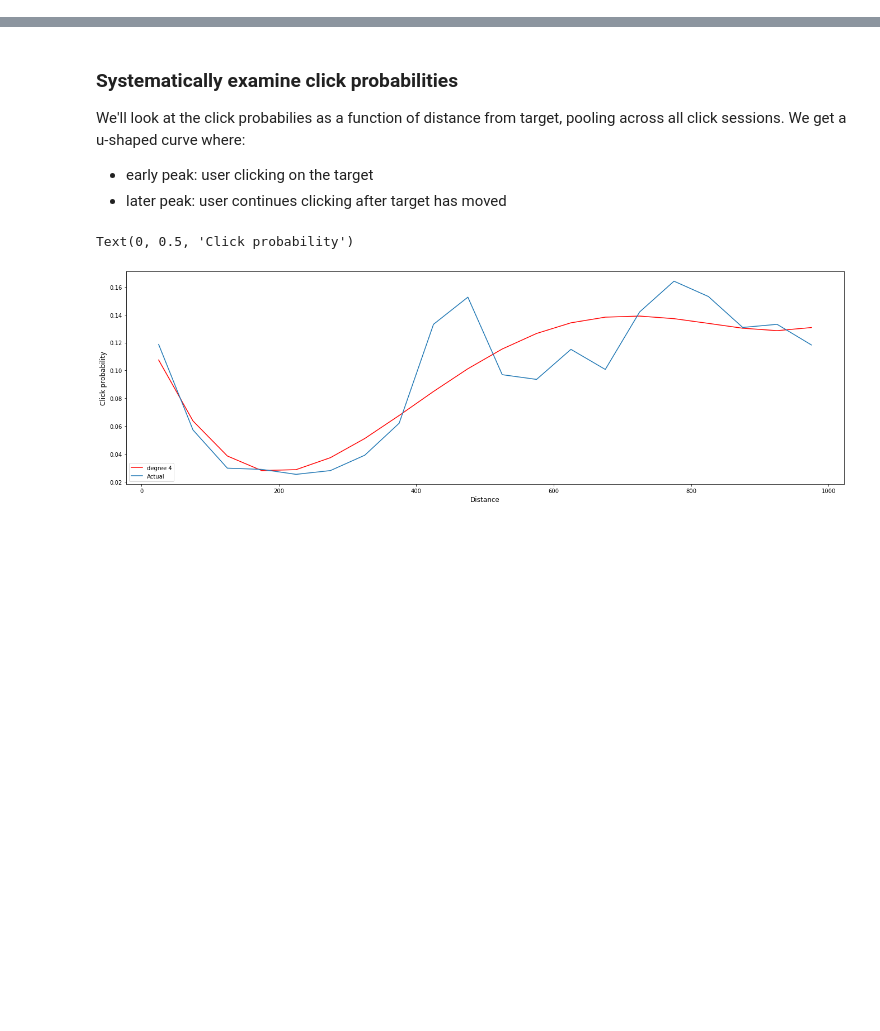
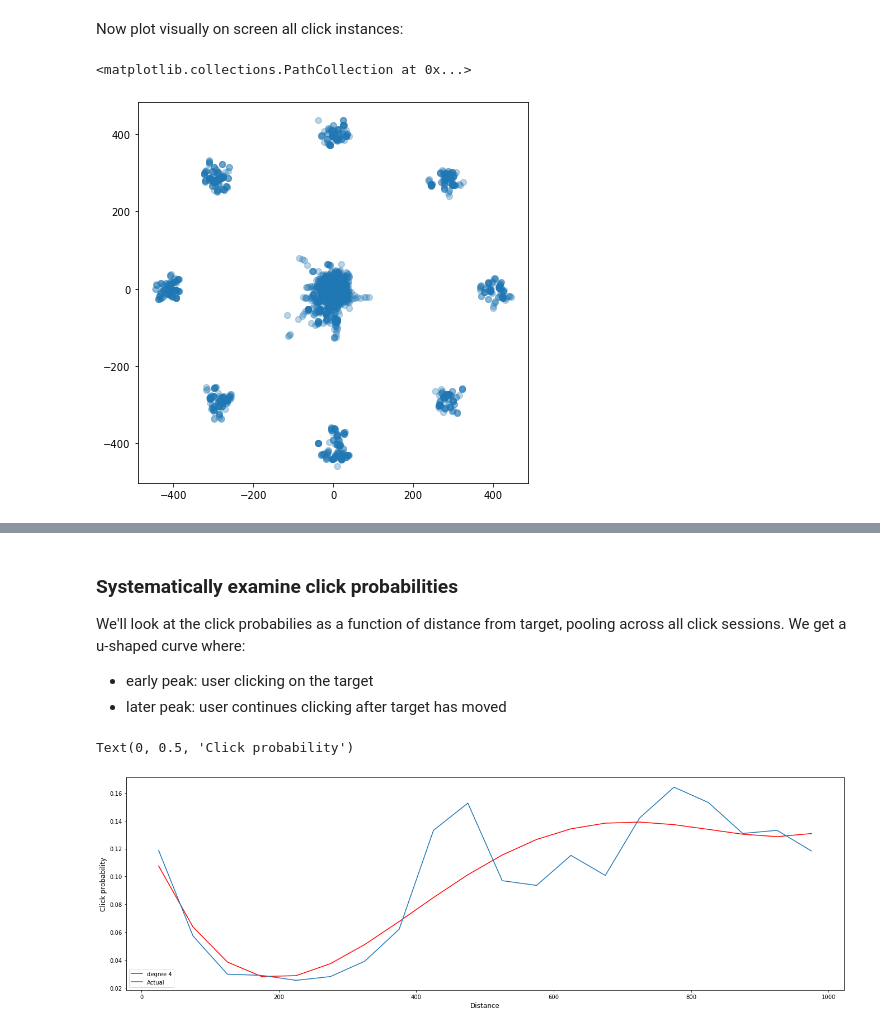
Before and after one commit to guyhwilson/nonstationarities, a Jupyter notebook: code/click_BehaviorT5.ipynb, the cells around one changed output, grey strips where cells are left out. Cells and saved outputs as stored; diff of their text form; code cells hidden in the pictures; blank space fills up the shorter version.

Commit message:
BCI fitts with click modeling (initial)

```diff
--- a/code/click_BehaviorT5.ipynb
+++ b/code/click_BehaviorT5.ipynb
@@ -13,11 +13,7 @@ import os
 from preprocess import DataStruct
 from firingrate import raster2FR
 from plotting_utils import figSize
+from session_utils import *
 
 files          = glob.glob('D:/T5_ClosedLoop/*')
-click_sessions = list()
-
-for f in files:
-    dat   = DataStruct(f)
-    if dat.decClick_continuous.max() > 0:
-        click_sessions.append(f)
+click_sessions = get_Sessions(files, min_nblocks = 0, getClick = True)
@@ -24,2 +84,16 @@ for f in files:
+# %% [markdown]
+Now plot visually on screen all click instances:
+# %%
+figSize(7, 7)
+
+alldists    = dat.cursorPos_continuous - dat.targetPos_continuous
+click_dists = np.linalg.norm(alldists, axis = 1)[dat.decClick_continuous == 1]
+
+click_pos   = alldists[dat.decClick_continuous == 1]
+
+plt.scatter(click_pos[:, 0], click_pos[:, 1], alpha = 0.3)
+# %% [output]
+<matplotlib.collections.PathCollection at 0x...>
+[figure, added]
 # %%
 # %% [output]
```
Also changed, not shown: parts of 4 cells of this notebook, 26 other files.
